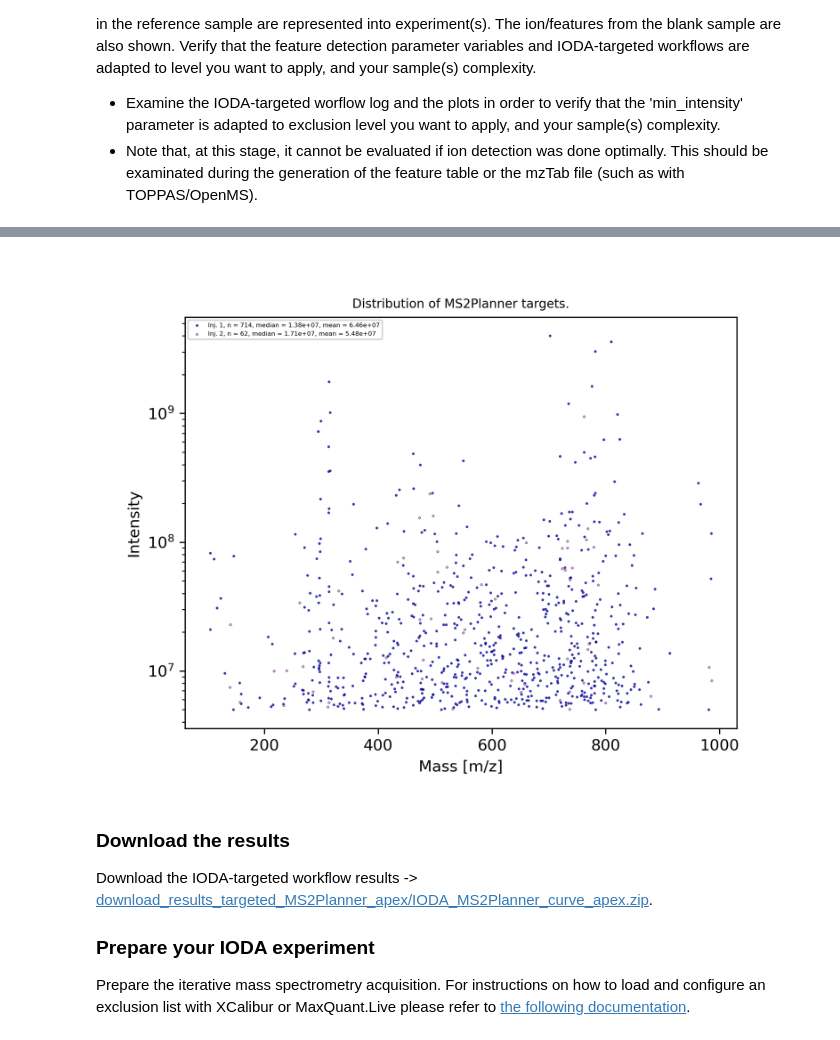
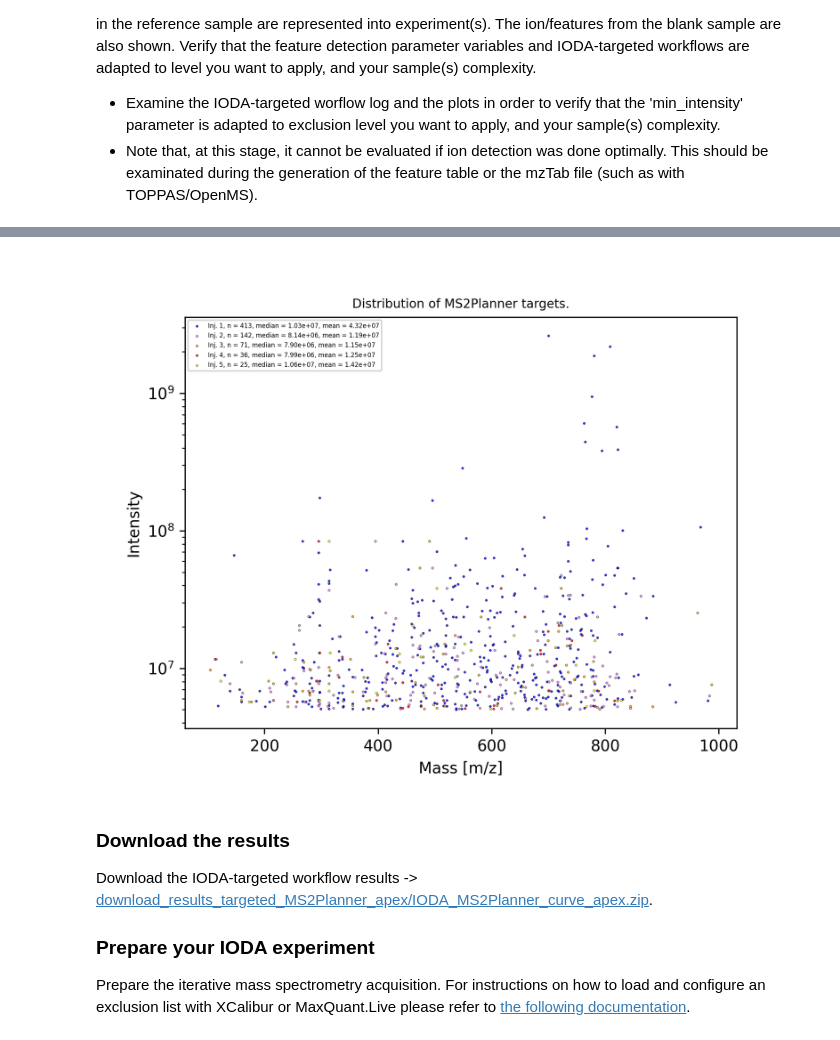
Before and after one commit to lfnothias/IODA_MassSpec, a Jupyter notebook: IODA_MS2Planner.ipynb, the cells around one changed output, grey strips where cells are left out. Cells and saved outputs as stored; diff of their text form; code cells hidden in the pictures.

```diff
--- a/IODA_MS2Planner.ipynb
+++ b/IODA_MS2Planner.ipynb
@@ -237,9 +314,9 @@ Image(filename[0])
 # %%
 #### m/z | RT
-filename = glob.glob('results_targeted_MS2Planner_curve/plots/*_ALL_plot_mz_int.png')
+filename = glob.glob('results_targeted_MS2Planner_apex/plots/*_ALL_plot_mz_int.png')
 Image(filename[0])
 # %% [output]
-[figure, old version]
+[figure, new version]
 # %% [markdown]
 ### Download the results
 
```
Also changed, not shown: parts of 12 cells of this notebook, 2 other files.
